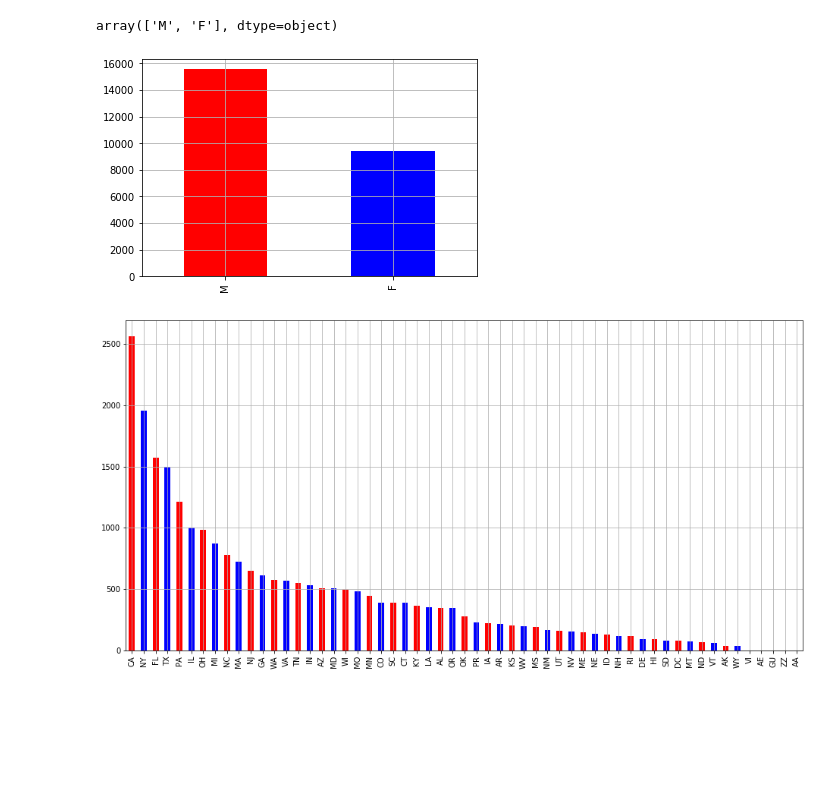
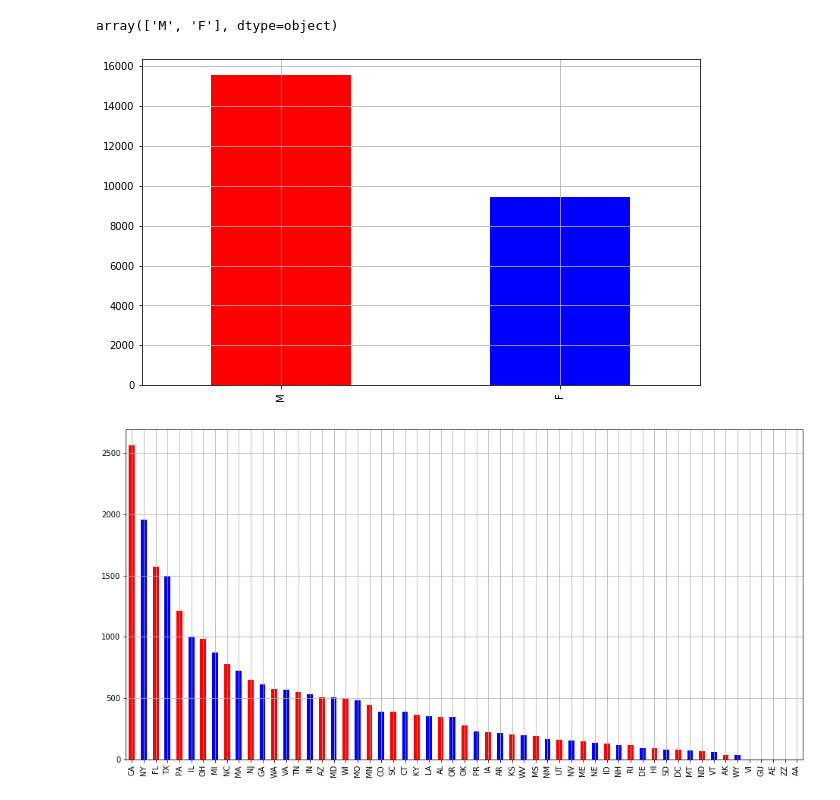
Before and after one commit to dinabandhu50/FREQUENT_OPIATE_PRESCRIBER, a Jupyter notebook: notebooks/EDA.ipynb, the cells around one changed output. Drawn from its saved outputs; the diff is of its cells as text; code cells hidden in the pictures; blank space fills up the shorter version.

```diff
--- a/notebooks/EDA.ipynb
+++ b/notebooks/EDA.ipynb
@@ -27,10 +28,11 @@ data['Gender'].unique()
 # %% [output]
 array(['M', 'F'], dtype=object)
 # %%
+plt.figure(figsize=(10,6))
 ax = data['Gender'].value_counts().plot(kind='bar',color=['r','b']);
 ax.grid('on')
 # %% [output]
-[figure, old version]
+[figure, new version]
 # %%
 plt.figure(figsize=(16,8))
 ax = data['State'].value_counts().plot(kind='bar',color=['r','b']);
```
Also changed, not shown: parts of 5 cells of this notebook, 4 other files.
